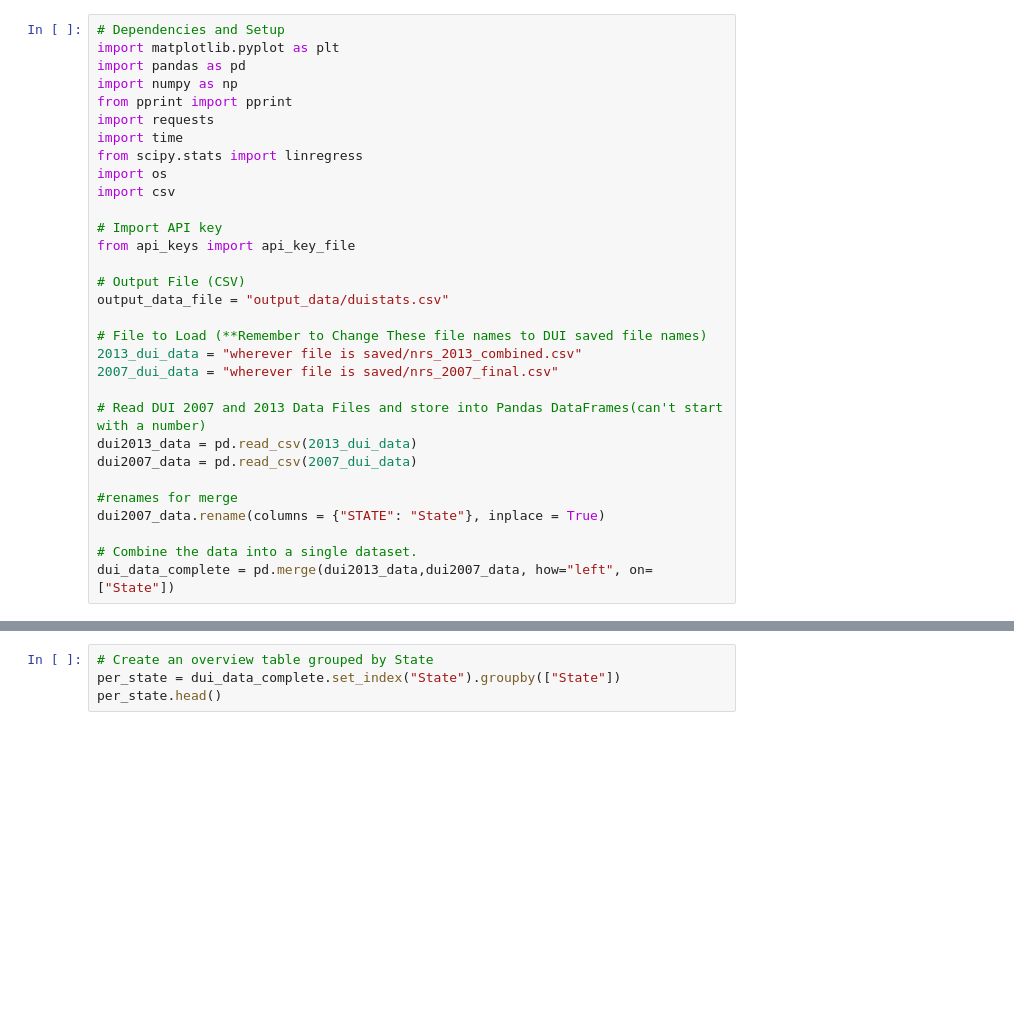
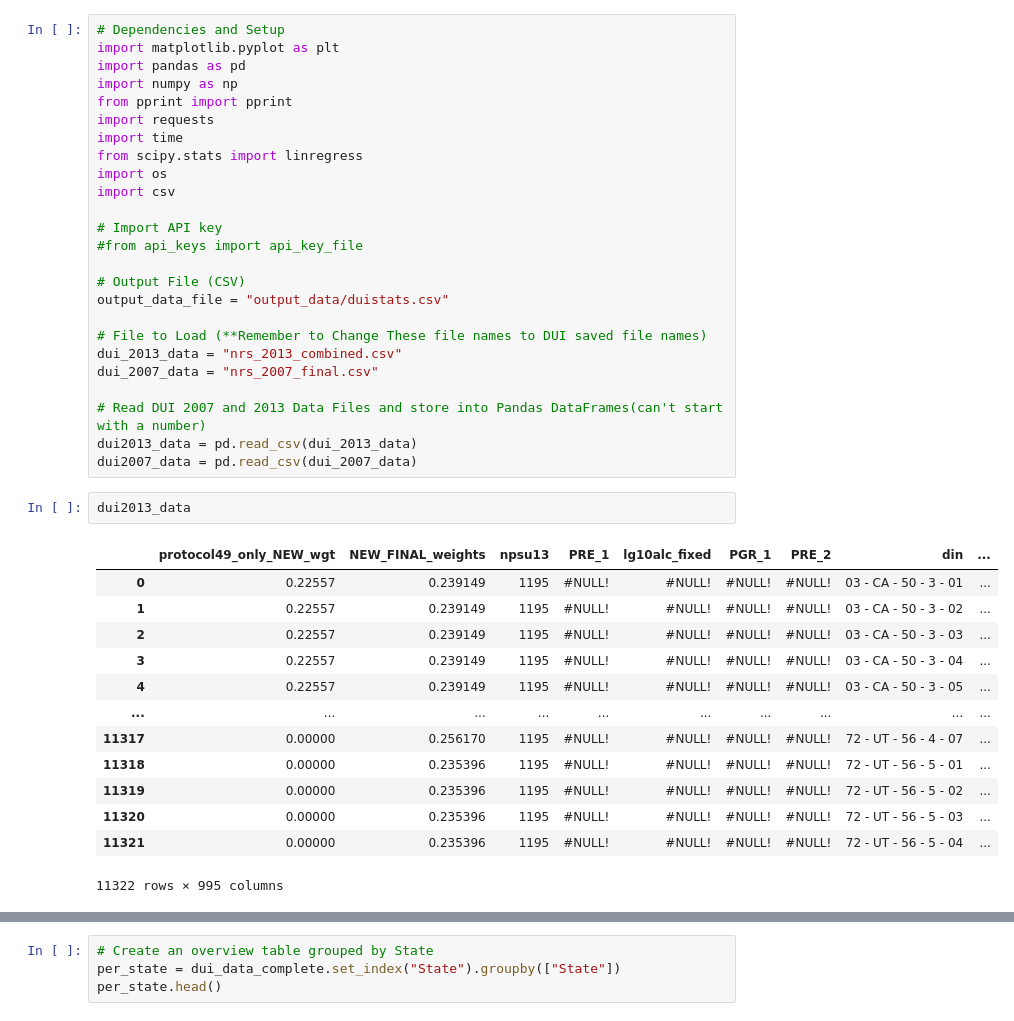
Before and after one commit to Nickfeliciano2/DUI-Statistical-Analysis-API, a Jupyter notebook: elizabeth_project_work/merge.ipynb, the cells around one changed output, grey strips where cells are left out. Cells and saved outputs as stored; diff of their text form; blank space fills up the shorter version.

```diff
--- a/elizabeth_project_work/merge.ipynb
+++ b/elizabeth_project_work/merge.ipynb
@@ -11,21 +11,31 @@ import os
 import csv
 
 # Import API key
-from api_keys import api_key_file
+#from api_keys import api_key_file
 
 # Output File (CSV)
 output_data_file = "output_data/duistats.csv"
 
 # File to Load (**Remember to Change These file names to DUI saved file names)
-2013_dui_data = "wherever file is saved/nrs_2013_combined.csv"
-2007_dui_data = "wherever file is saved/nrs_2007_final.csv"
+dui_2013_data = "nrs_2013_combined.csv"
+dui_2007_data = "nrs_2007_final.csv"
 
 # Read DUI 2007 and 2013 Data Files and store into Pandas DataFrames(can't start with a number)
-dui2013_data = pd.read_csv(2013_dui_data)
-dui2007_data = pd.read_csv(2007_dui_data)
-
-#renames for merge
-dui2007_data.rename(columns = {"STATE": "State"}, inplace = True)
-
-# Combine the data into a single dataset.
-dui_data_complete = pd.merge(dui2013_data,dui2007_data, how="left", on=["State"])
+dui2013_data = pd.read_csv(dui_2013_data)
+dui2007_data = pd.read_csv(dui_2007_data)
+# %%
+dui2013_data
+# %% [output]
+|  | protocol49_only_NEW_wgt | NEW_FINAL_weights | npsu13 | PRE_1 | lg10alc_fixed | PGR_1 | PRE_2 | din | ... |
+| 0 | 0.22557 | 0.239149 | 1195 | #NULL! | #NULL! | #NULL! | #NULL! | 03 - CA - 50 - 3 - 01 | ... |
+| 1 | 0.22557 | 0.239149 | 1195 | #NULL! | #NULL! | #NULL! | #NULL! | 03 - CA - 50 - 3 - 02 | ... |
+| 2 | 0.22557 | 0.239149 | 1195 | #NULL! | #NULL! | #NULL! | #NULL! | 03 - CA - 50 - 3 - 03 | ... |
+| 3 | 0.22557 | 0.239149 | 1195 | #NULL! | #NULL! | #NULL! | #NULL! | 03 - CA - 50 - 3 - 04 | ... |
+| 4 | 0.22557 | 0.239149 | 1195 | #NULL! | #NULL! | #NULL! | #NULL! | 03 - CA - 50 - 3 - 05 | ... |
+| ... | ... | ... | ... | ... | ... | ... | ... | ... | ... |
+| 11317 | 0.00000 | 0.256170 | 1195 | #NULL! | #NULL! | #NULL! | #NULL! | 72 - UT - 56 - 4 - 07 | ... |
+| 11318 | 0.00000 | 0.235396 | 1195 | #NULL! | #NULL! | #NULL! | #NULL! | 72 - UT - 56 - 5 - 01 | ... |
+| 11319 | 0.00000 | 0.235396 | 1195 | #NULL! | #NULL! | #NULL! | #NULL! | 72 - UT - 56 - 5 - 02 | ... |
+| 11320 | 0.00000 | 0.235396 | 1195 | #NULL! | #NULL! | #NULL! | #NULL! | 72 - UT - 56 - 5 - 03 | ... |
+| 11321 | 0.00000 | 0.235396 | 1195 | #NULL! | #NULL! | #NULL! | #NULL! | 72 - UT - 56 - 5 - 04 | ... |
+11322 rows × 995 columns
```
Also changed, not shown: parts of 4 cells of this notebook.
